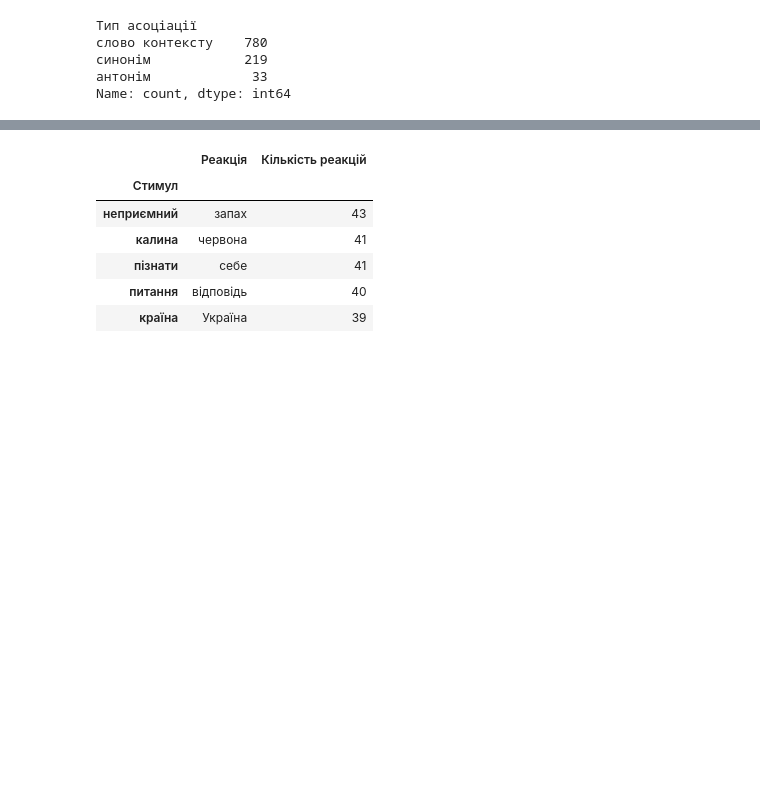
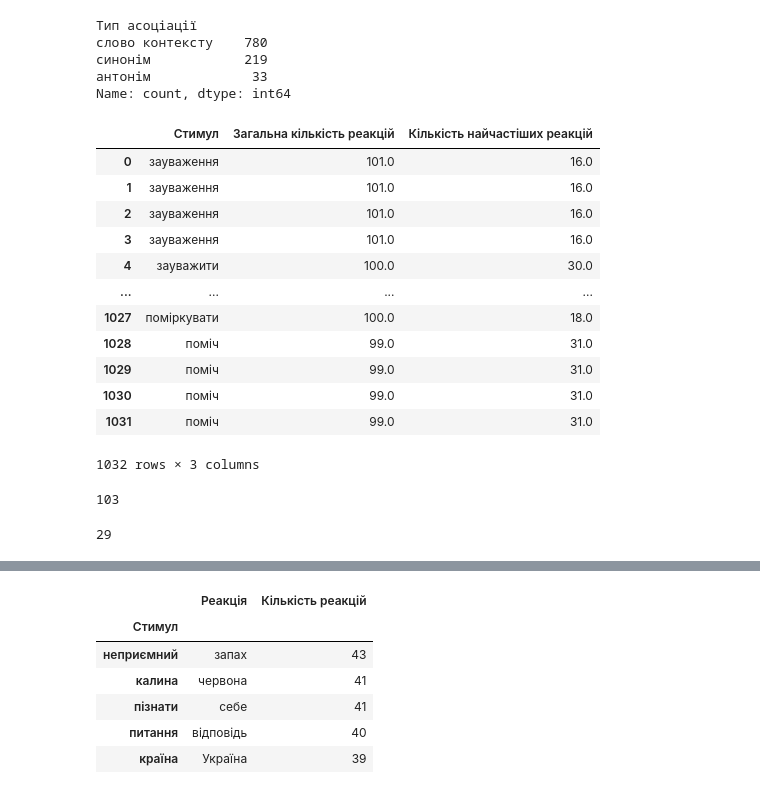
Before and after one commit to yagodanr/pandas_word_assosiations, a Jupyter notebook: main.ipynb, the cells around one changed output, grey strips where cells are left out. Drawn from its saved outputs; the diff is of its cells as text; code cells hidden in the pictures; blank space fills up the shorter version.

```diff
--- a/main.ipynb
+++ b/main.ipynb
@@ -25,3 +27,32 @@ type_association
 синонім            219
 антонім             33
 Name: count, dtype: int64
+# %%
+num_of_association = word_association_men[word_association_men['Загальна кількість реакцій'].notna()][[
+    'Стимул', 'Загальна кількість реакцій', 'Кількість найчастіших реакцій']]
+num_of_association
+# %% [output]
+|  | Стимул | Загальна кількість реакцій | Кількість найчастіших реакцій |
+| 0 | зауваження | 101.0 | 16.0 |
+| 1 | зауваження | 101.0 | 16.0 |
+| 2 | зауваження | 101.0 | 16.0 |
+| 3 | зауваження | 101.0 | 16.0 |
+| 4 | зауважити | 100.0 | 30.0 |
+| ... | ... | ... | ... |
+| 1027 | поміркувати | 100.0 | 18.0 |
+| 1028 | поміч | 99.0 | 31.0 |
+| 1029 | поміч | 99.0 | 31.0 |
+| 1030 | поміч | 99.0 | 31.0 |
+| 1031 | поміч | 99.0 | 31.0 |
+1032 rows × 3 columns
+# %%
+mean_freq = int(num_of_association['Загальна кількість реакцій'].mean())
+mean_freq
+# %% [output]
+103
+# %%
+mean_most_freq = int(
+    num_of_association['Кількість найчастіших реакцій'].mean())
+mean_most_freq
+# %% [output]
+29
```
Also changed, not shown: parts of 3 cells of this notebook.
